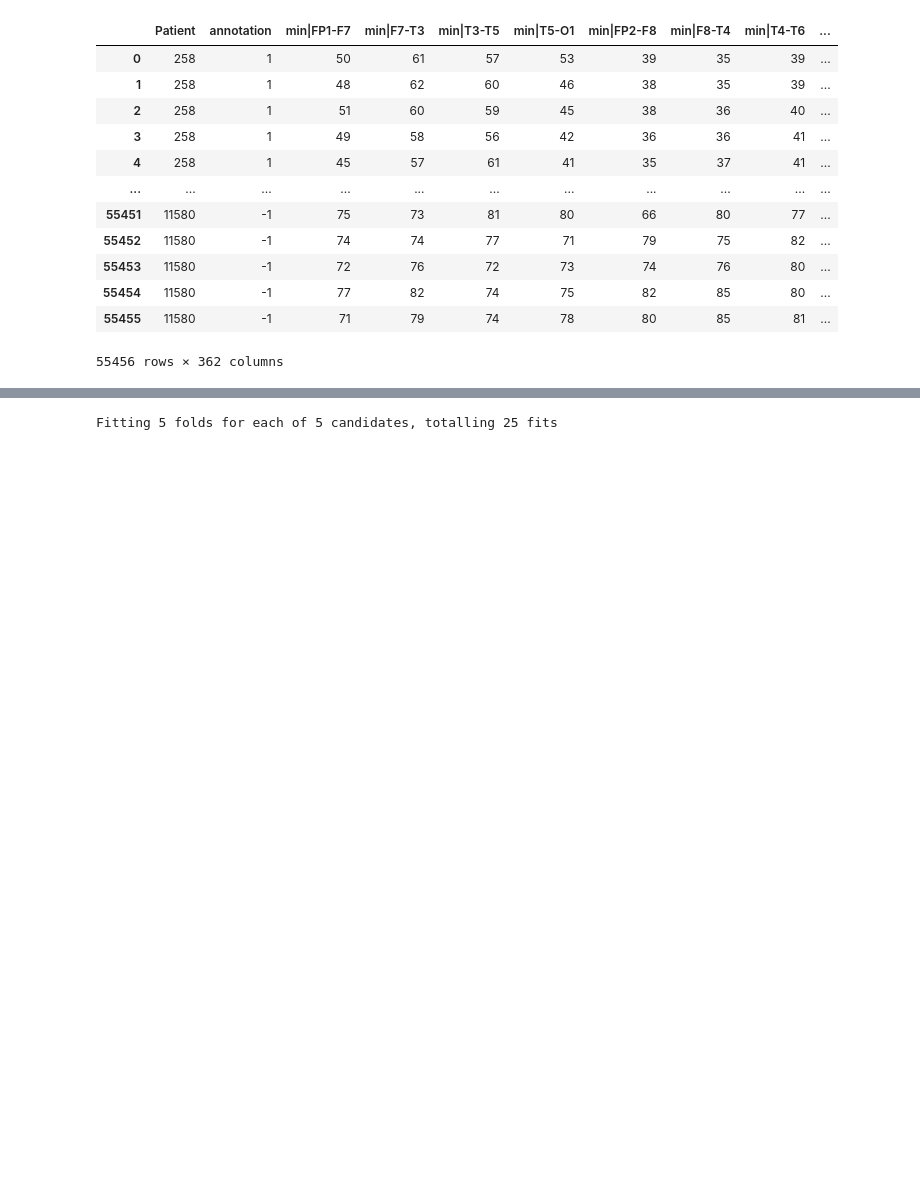
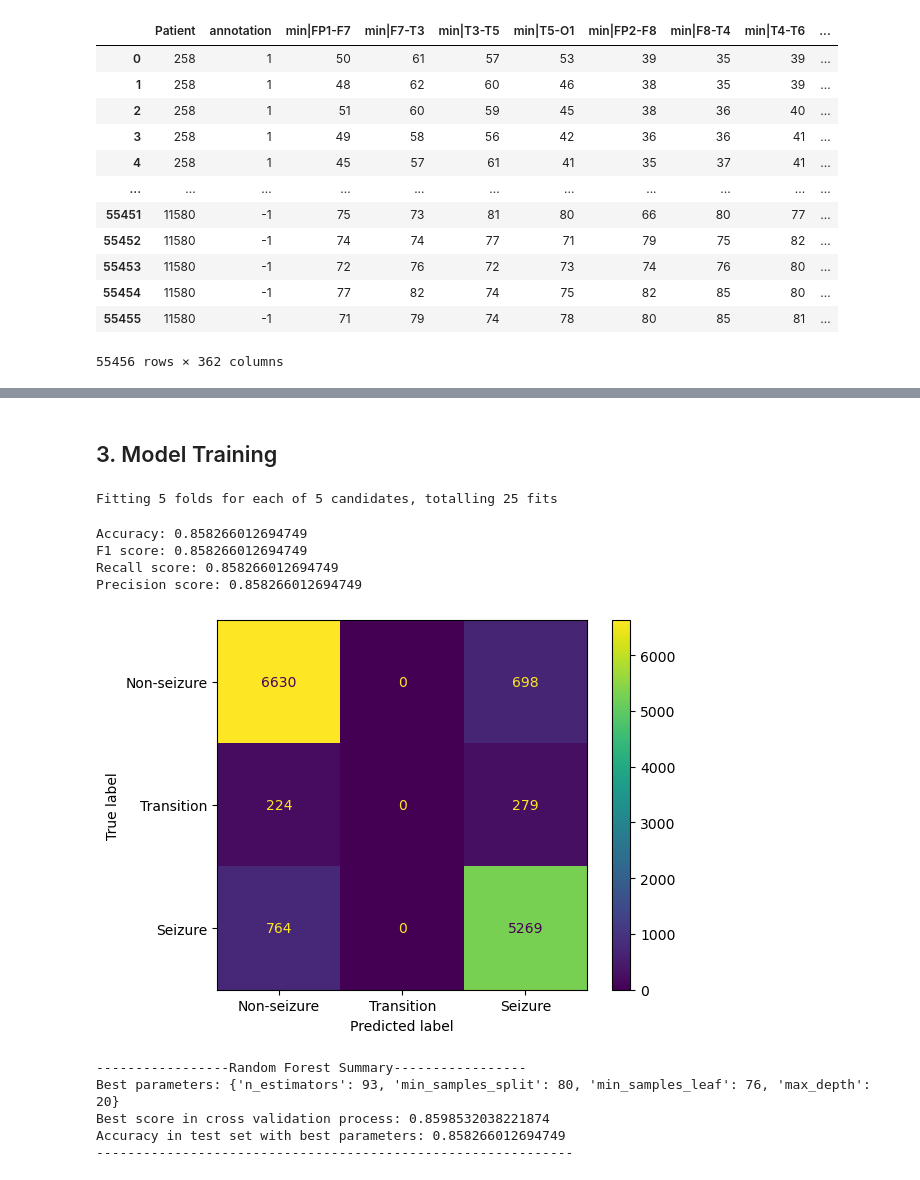
Before and after one commit to Hong-01/EE4C12-Epileptic-Seizure-Detection-using-EEG, a Jupyter notebook: RFC.ipynb, the cells around one changed output, grey strips where cells are left out. Drawn from its saved outputs; the diff is of its cells as text; code cells hidden in the pictures; blank space fills up the shorter version.

```diff
--- a/RFC.ipynb
+++ b/RFC.ipynb
@@ -17,13 +30,13 @@ from imblearn.over_sampling import SMOTE
 # %%
 random_state = 42
 # %%
-# #load data on Yanqi Hong's computer
-# data = pd.read_csv('E:\DATA\TUD\Master\TUD_Master_Y1\Q1\EE4C12 Machine Learning For Electrical Engineering\CodeLab\Project\S&S_SZD (1)\Data\Project_Data_EE4C12_S&S_SZD.csv')
+#load data on Yanqi Hong's computer
+data = pd.read_csv('E:\DATA\TUD\Master\TUD_Master_Y1\Q1\EE4C12 Machine Learning For Electrical Engineering\CodeLab\Project\S&S_SZD (1)\Data\Project_Data_EE4C12_S&S_SZD.csv')
+data
+
+# # load data on Zhixuan's computer
+# data = pd.read_csv('D:\\User\Zhixuan Ge\Onedrive TUDelft\OneDrive - Delft University of Technology\Courses\ML for EE\SZD\S&S_SZD\Project_Data_EE4C12_S&S_SZD.csv')
 # data
-
-# load data on Zhixuan's computer
-data = pd.read_csv('D:\\User\Zhixuan Ge\Onedrive TUDelft\OneDrive - Delft University of Technology\Courses\ML for EE\SZD\S&S_SZD\Project_Data_EE4C12_S&S_SZD.csv')
-data
 # %% [output]
 |  | Patient | annotation | min|FP1-F7 | min|F7-T3 | min|T3-T5 | min|T5-O1 | min|FP2-F8 | min|F8-T4 | min|T4-T6 | ... |
 | 0 | 258 | 1 | 50 | 61 | 57 | 53 | 39 | 35 | 39 | ... |
@@ -72,5 +93,9 @@ The current number of training feature after feature selection is:  360
+# %% [markdown]
+## 3. Model Training
 # %%
-def performance_eval(true, pred, score_display=True, matrix_display=True, result_return=False):
+# Generate the performance value and confusion matrix
+
+def performance_eval(true, pred, score_display=True, matrix_display=False, result_return=False):
     Accuracy = accuracy_score(true, pred)
     F1 = accuracy_score(true, pred)
     Precision = accuracy_score(true, pred)
@@ -96,8 +118,10 @@ kf = KFold(n_splits=n_splits, shuffle=True, random_state=random_state)
 # %%
+# Random search for hyperparameter tuning
 n_iter_search = 5
 
 rf = RandomForestClassifier()
 
+# define the hyperparameter space
 max_depth = np.arange(5, 25).tolist()
 max_depth.append(None)
 param_dist = {"n_estimators": np.arange(10, 100),
@@ -106,15 +130,14 @@ param_dist = {"n_estimators": np.arange(10, 100),
               "min_samples_leaf": np.arange(50, 250)
               }
 
+# random search
 random_search = RandomizedSearchCV(rf, param_distributions=param_dist,
                                    n_iter=n_iter_search, cv=5, verbose=3, n_jobs=8)
 
-random_search.fit(X_train_scaled, y_train)
-y_pred = random_search.predict(X_test_selected)
+random_search.fit(X_train_selected, y_train)
+
 
 best_params = random_search.best_params_
 best_score = random_search.best_score_
-print("the best parameters are",best_params)
-print("Best score:", best_score)
 # %% [output]
 Fitting 5 folds for each of 5 candidates, totalling 25 fits
@@ -122,0 +144,24 @@ performance_eval(y_test, y_pred, matrix_display=True)
+# %%
+# Generate the performance value and confusion matrix on test set
+
+y_pred = random_search.predict(X_test_selected)
+Accuracy, F1, Precision, Recall=performance_eval(y_test, y_pred, matrix_display=True, result_return=True)
+# %% [output]
+Accuracy: 0.858266012694749
+F1 score: 0.858266012694749
+Recall score: 0.858266012694749
+Precision score: 0.858266012694749
+[figure, added]
+# %%
+# random forest summary
+print("-----------------Random Forest Summary-----------------")
+print("Best parameters:", best_params)
+print("Best score in cross validation process:", best_score)
+print("Accuracy in test set with best parameters: " + str(Accuracy))
+print("-------------------------------------------------------------")
+# %% [output]
+-----------------Random Forest Summary-----------------
+Best parameters: {'n_estimators': 93, 'min_samples_split': 80, 'min_samples_leaf': 76, 'max_depth': 20}
+Best score in cross validation process: 0.8598532038221874
+Accuracy in test set with best parameters: 0.858266012694749
+-------------------------------------------------------------
```
Also changed, not shown: parts of 8 cells of this notebook, 3 other files.
